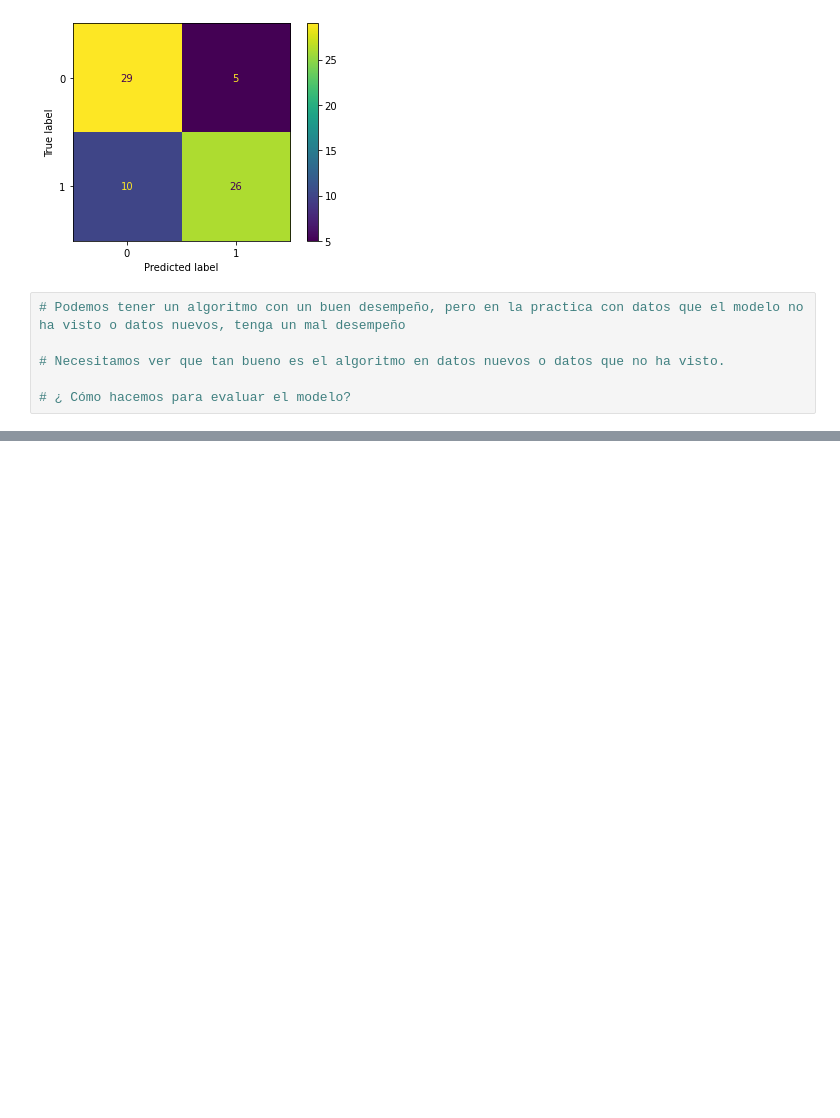
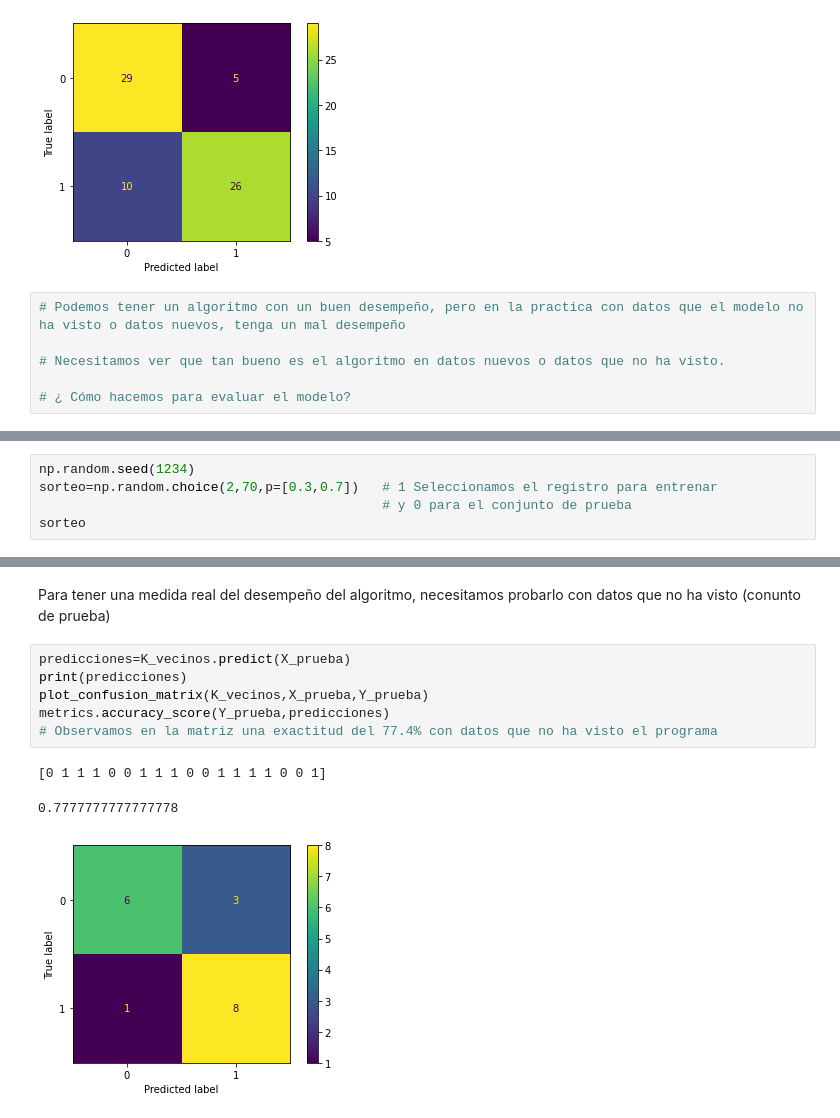
Before and after one commit to Albertuff/Machine-Learning, a Jupyter notebook: Modulo 1/Clase4.ipynb, the cells around one changed output, grey strips where cells are left out. Drawn from its saved outputs; the diff is of its cells as text; blank space fills up the shorter version.

```diff
--- a/Modulo 1/Clase4.ipynb
+++ b/Modulo 1/Clase4.ipynb
@@ -79,0 +74,5 @@ array([1, 1, 1, 1, 0, 1, 0, 1, 1, 1, 0, 0, 0, 1, 0, 0, 1, 0, 0, 0, 0, 0,
+# %%
+np.random.seed(1234)
+sorteo=np.random.choice(2,70,p=[0.3,0.7])   # 1 Seleccionamos el registro para entrenar
+                                            # y 0 para el conjunto de prueba
+sorteo
@@ -79,0 +145,12 @@ array([1, 1, 1, 1, 0, 1, 0, 1, 1, 1, 0, 0, 0, 1, 0, 0, 1, 0, 0, 0, 0, 0,
+# %% [markdown]
+Para tener una medida real del desempeño del algoritmo, necesitamos probarlo con datos que no ha visto (conunto de prueba)
+# %%
+predicciones=K_vecinos.predict(X_prueba)
+print(predicciones)
+plot_confusion_matrix(K_vecinos,X_prueba,Y_prueba)
+metrics.accuracy_score(Y_prueba,predicciones)
+# Observamos en la matriz una exactitud del 77.4% con datos que no ha visto el programa
+# %% [output]
+[0 1 1 1 0 0 1 1 1 0 0 1 1 1 1 0 0 1]
+0.7777777777777778
+[figure, added]
```
Also changed, not shown: parts of 11 cells of this notebook, 1 other file.
